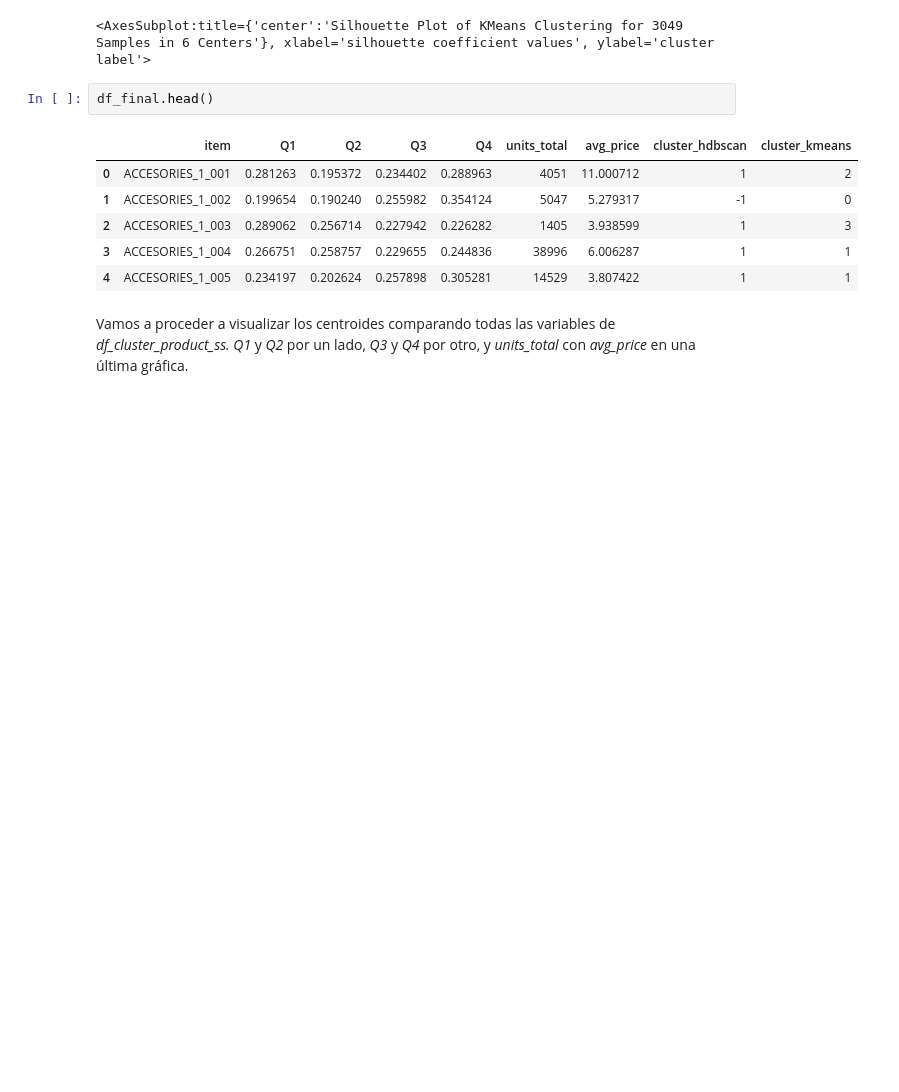
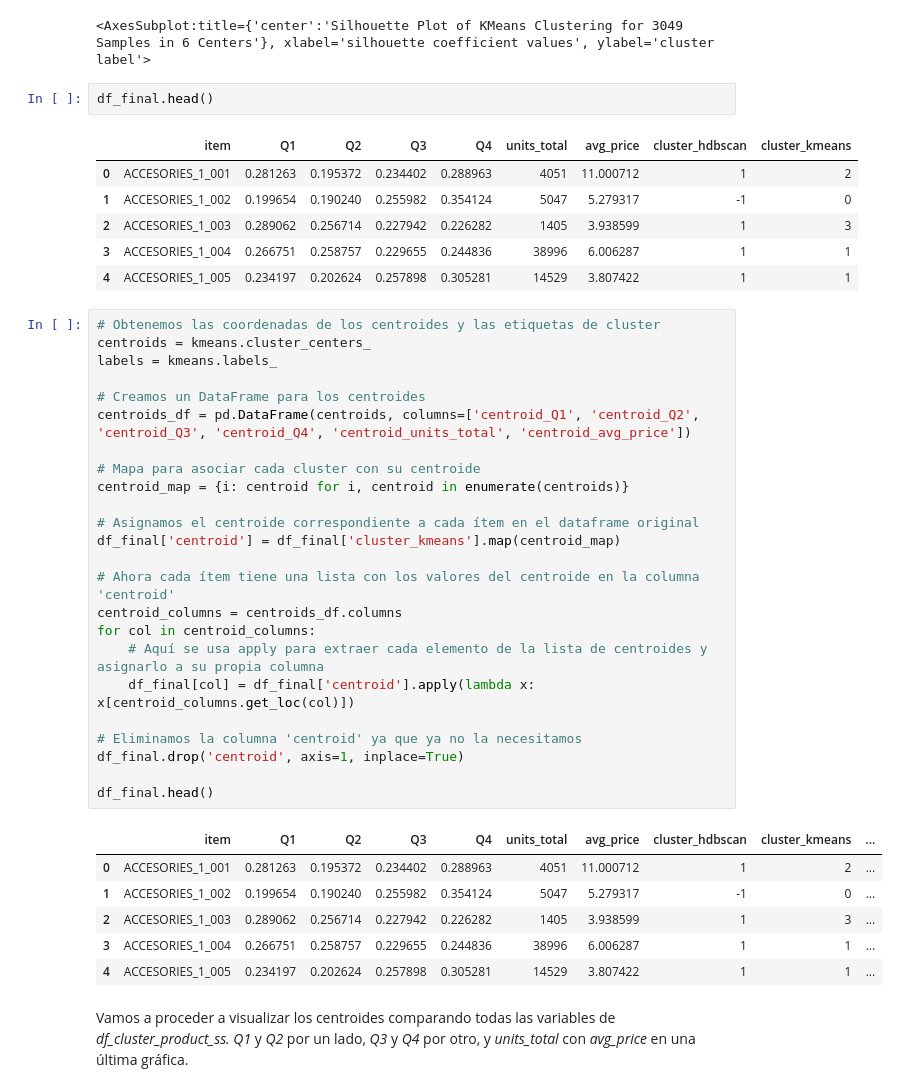
Before and after one commit to alitermat/capstone_retail_TFM, a Jupyter notebook: notebooks/Clustering_producto.ipynb, the cells around one changed output. Drawn from its saved outputs; the diff is of its cells as text; blank space fills up the shorter version.

Commit message:
clusters characteristics

```diff
--- a/notebooks/Clustering_producto.ipynb
+++ b/notebooks/Clustering_producto.ipynb
@@ -455,6 +455,37 @@ df_final.head()
 | 2 | ACCESORIES_1_003 | 0.289062 | 0.256714 | 0.227942 | 0.226282 | 1405 | 3.938599 | 1 | 3 |
 | 3 | ACCESORIES_1_004 | 0.266751 | 0.258757 | 0.229655 | 0.244836 | 38996 | 6.006287 | 1 | 1 |
 | 4 | ACCESORIES_1_005 | 0.234197 | 0.202624 | 0.257898 | 0.305281 | 14529 | 3.807422 | 1 | 1 |
+# %%
+# Obtenemos las coordenadas de los centroides y las etiquetas de cluster
+centroids = kmeans.cluster_centers_
+labels = kmeans.labels_
+
+# Creamos un DataFrame para los centroides
+centroids_df = pd.DataFrame(centroids, columns=['centroid_Q1', 'centroid_Q2', 'centroid_Q3', 'centroid_Q4', 'centroid_units_total', 'centroid_avg_price'])
+
+# Mapa para asociar cada cluster con su centroide
+centroid_map = {i: centroid for i, centroid in enumerate(centroids)}
+
+# Asignamos el centroide correspondiente a cada ítem en el dataframe original
+df_final['centroid'] = df_final['cluster_kmeans'].map(centroid_map)
+
+# Ahora cada ítem tiene una lista con los valores del centroide en la columna 'centroid'
+centroid_columns = centroids_df.columns
+for col in centroid_columns:
+    # Aquí se usa apply para extraer cada elemento de la lista de centroides y asignarlo a su propia columna
+    df_final[col] = df_final['centroid'].apply(lambda x: x[centroid_columns.get_loc(col)])
+
+# Eliminamos la columna 'centroid' ya que ya no la necesitamos
+df_final.drop('centroid', axis=1, inplace=True)
+
+df_final.head()
+# %% [output]
+|  | item | Q1 | Q2 | Q3 | Q4 | units_total | avg_price | cluster_hdbscan | cluster_kmeans | ... |
+| 0 | ACCESORIES_1_001 | 0.281263 | 0.195372 | 0.234402 | 0.288963 | 4051 | 11.000712 | 1 | 2 | ... |
+| 1 | ACCESORIES_1_002 | 0.199654 | 0.190240 | 0.255982 | 0.354124 | 5047 | 5.279317 | -1 | 0 | ... |
+| 2 | ACCESORIES_1_003 | 0.289062 | 0.256714 | 0.227942 | 0.226282 | 1405 | 3.938599 | 1 | 3 | ... |
+| 3 | ACCESORIES_1_004 | 0.266751 | 0.258757 | 0.229655 | 0.244836 | 38996 | 6.006287 | 1 | 1 | ... |
+| 4 | ACCESORIES_1_005 | 0.234197 | 0.202624 | 0.257898 | 0.305281 | 14529 | 3.807422 | 1 | 1 | ... |
 # %% [markdown]
 Vamos a proceder a visualizar los centroides comparando todas las variables de *df_cluster_product_ss.* *Q1* y *Q2* por un lado, *Q3* y *Q4* por otro, y *units_total* con *avg_price* en una última gráfica.
 # %%
```
Also changed, not shown: parts of 6 cells of this notebook.
